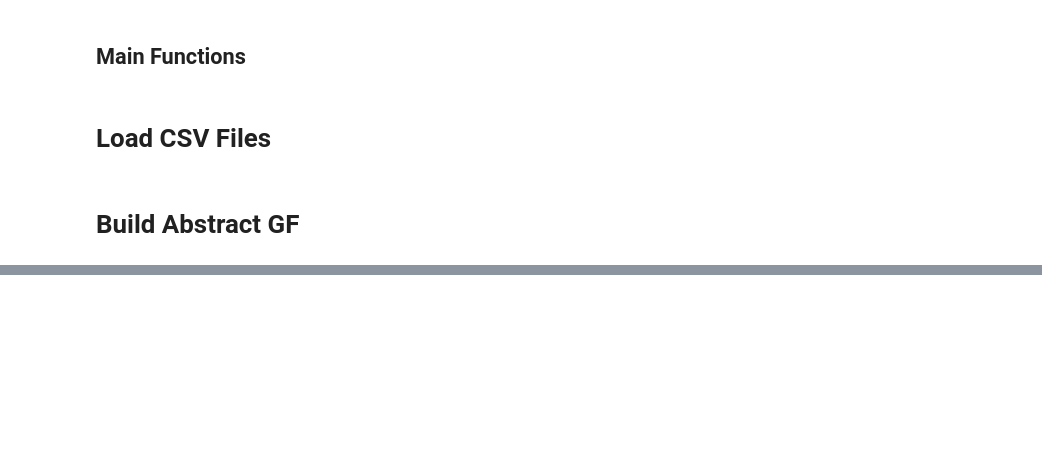
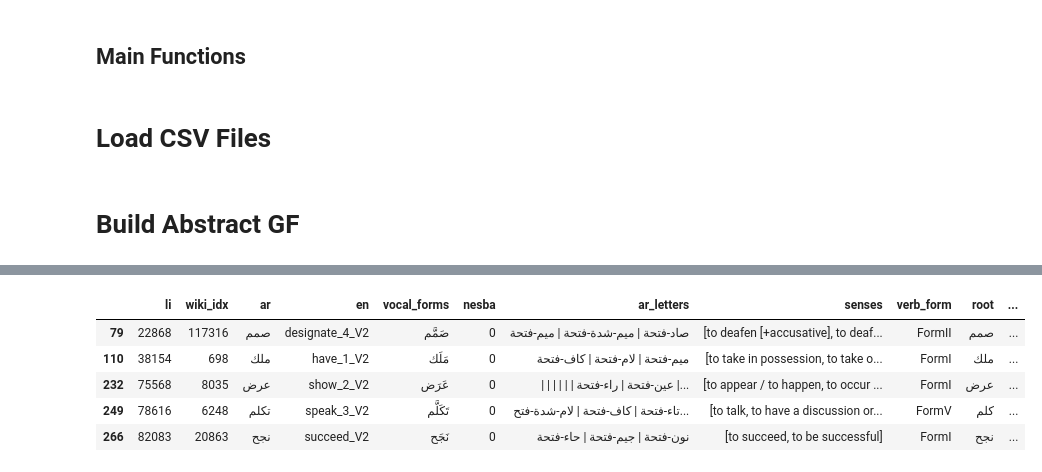
Before and after one commit to zarzouram/MLT_Thesis, a Jupyter notebook: notebooks/step-3_build_gfs.ipynb, the cells around one changed output, grey strips where cells are left out. Saved outputs shown, nothing was run; the diff lists cells and outputs as text; code cells hidden in the pictures; blank space fills up the shorter version.

```diff
--- a/notebooks/step-3_build_gfs.ipynb
+++ b/notebooks/step-3_build_gfs.ipynb
@@ -133,0 +231,9 @@ TypeError: unhashable type: 'set'
+# %%
+df_verbs
+# %% [output]
+|  | li | wiki_idx | ar | en | vocal_forms | nesba | ar_letters | senses | verb_form | root | ... |
+| 79 | 22868 | 117316 | صمم | designate_4_V2 | صَمَّم | 0 | صاد-فتحة | ميم-شدة-فتحة | ميم-فتحة | [to deafen [+accusative], to deaf... | FormII | صمم | ... |
+| 110 | 38154 | 698 | ملك | have_1_V2 | مَلَك | 0 | ميم-فتحة | لام-فتحة | كاف-فتحة | [to take in possession, to take o... | FormI | ملك | ... |
+| 232 | 75568 | 8035 | عرض | show_2_V2 | عَرَض | 0 | | | | | | | عين-فتحة | راء-فتحة |... | [to appear / to happen, to occur ... | FormI | عرض | ... |
+| 249 | 78616 | 6248 | تكلم | speak_3_V2 | تَكَلَّم | 0 | تاء-فتحة | كاف-فتحة | لام-شدة-فتح... | [to talk, to have a discussion or... | FormV | كلم | ... |
+| 266 | 82083 | 20863 | نجح | succeed_V2 | نَجَح | 0 | نون-فتحة | جيم-فتحة | حاء-فتحة | [to succeed, to be successful] | FormI | نجح | ... |
```
Also changed, not shown: parts of 19 cells of this notebook, 5 other files.
